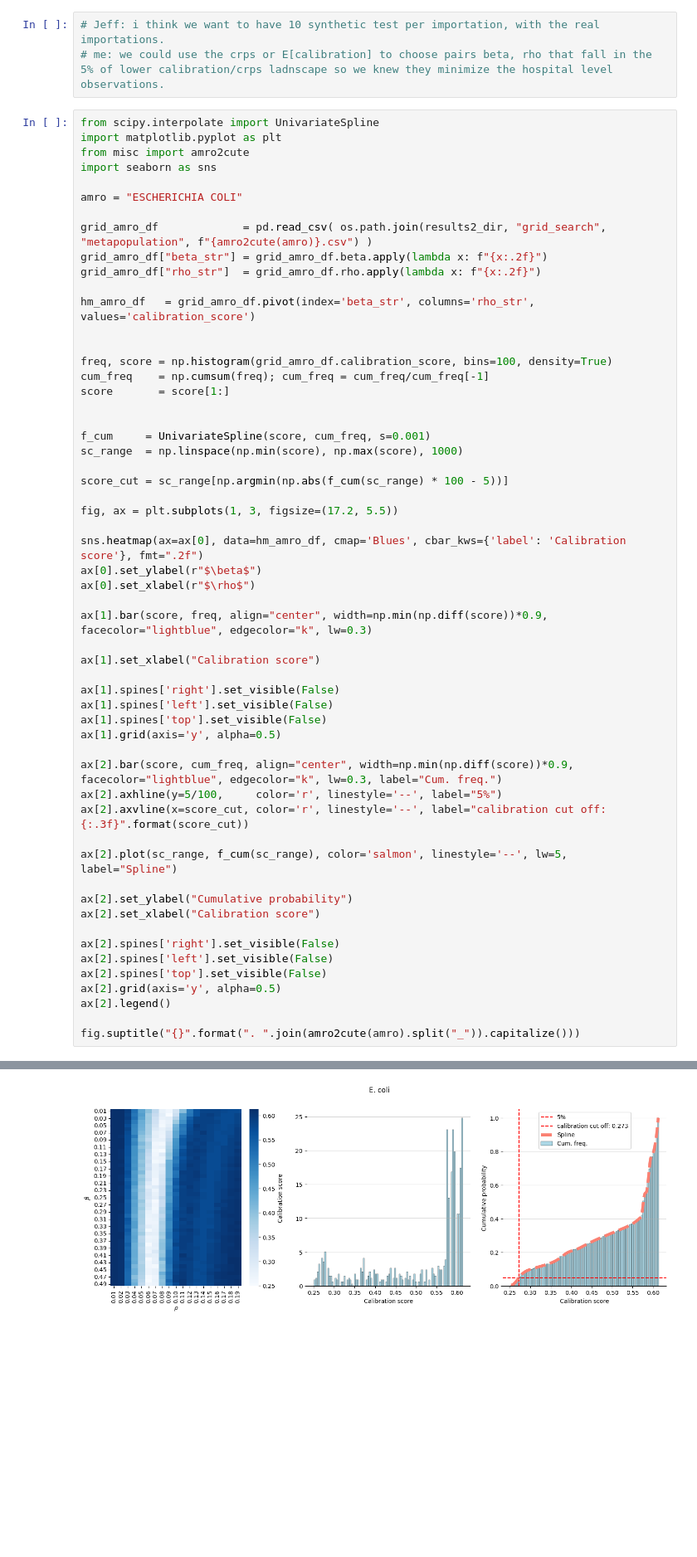
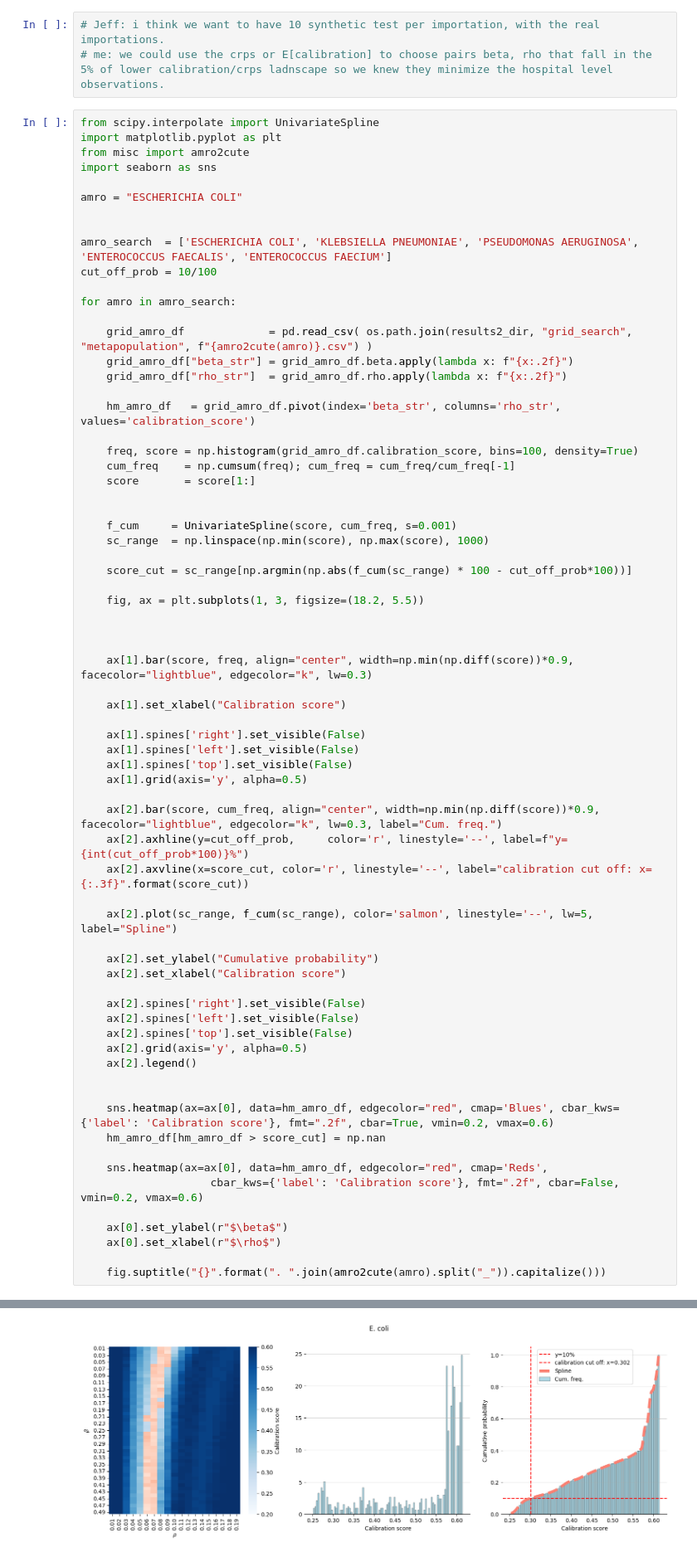
Before and after one commit to ChaosDonkey06/AMR_ABM2, a Jupyter notebook: metapop/SyntheticInferences.ipynb, the cells around one changed output, grey strips where cells are left out. Shown at 83% size. Cells and saved outputs as stored; diff of their text form; blank space fills up the shorter version.

Commit message:
include hm of metapop

```diff
--- a/metapop/SyntheticInferences.ipynb
+++ b/metapop/SyntheticInferences.ipynb
@@ -80,52 +80,65 @@ import seaborn as sns
 
 amro = "ESCHERICHIA COLI"
 
-grid_amro_df             = pd.read_csv( os.path.join(results2_dir, "grid_search", "metapopulation", f"{amro2cute(amro)}.csv") )
-grid_amro_df["beta_str"] = grid_amro_df.beta.apply(lambda x: f"{x:.2f}")
-grid_amro_df["rho_str"]  = grid_amro_df.rho.apply(lambda x: f"{x:.2f}")
 
-hm_amro_df   = grid_amro_df.pivot(index='beta_str', columns='rho_str', values='calibration_score')
+amro_search  = ['ESCHERICHIA COLI', 'KLEBSIELLA PNEUMONIAE', 'PSEUDOMONAS AERUGINOSA', 'ENTEROCOCCUS FAECALIS', 'ENTEROCOCCUS FAECIUM']
+cut_off_prob = 10/100
+
+for amro in amro_search:
+
+    grid_amro_df             = pd.read_csv( os.path.join(results2_dir, "grid_search", "metapopulation", f"{amro2cute(amro)}.csv") )
+    grid_amro_df["beta_str"] = grid_amro_df.beta.apply(lambda x: f"{x:.2f}")
+    grid_amro_df["rho_str"]  = grid_amro_df.rho.apply(lambda x: f"{x:.2f}")
+
+    hm_amro_df   = grid_amro_df.pivot(index='beta_str', columns='rho_str', values='calibration_score')
+
+    freq, score = np.histogram(grid_amro_df.calibration_score, bins=100, density=True)
+    cum_freq    = np.cumsum(freq); cum_freq = cum_freq/cum_freq[-1]
+    score       = score[1:]
 
 
-freq, score = np.histogram(grid_amro_df.calibration_score, bins=100, density=True)
-cum_freq    = np.cumsum(freq); cum_freq = cum_freq/cum_freq[-1]
-score       = score[1:]
+    f_cum     = UnivariateSpline(score, cum_freq, s=0.001)
+    sc_range  = np.linspace(np.min(score), np.max(score), 1000)
+
+    score_cut = sc_range[np.argmin(np.abs(f_cum(sc_range) * 100 - cut_off_prob*100))]
+
+    fig, ax = plt.subplots(1, 3, figsize=(18.2, 5.5))
 
 
-f_cum     = UnivariateSpline(score, cum_freq, s=0.001)
-sc_range  = np.linspace(np.min(score), np.max(score), 1000)
 
-score_cut = sc_range[np.argmin(np.abs(f_cum(sc_range) * 100 - 5))]
+    ax[1].bar(score, freq, align="center", width=np.min(np.diff(score))*0.9, facecolor="lightblue", edgecolor="k", lw=0.3)
 
-fig, ax = plt.subplots(1, 3, figsize=(17.2, 5.5))
+    ax[1].set_xlabel("Calibration score")
 
-sns.heatmap(ax=ax[0], data=hm_amro_df, cmap='Blues', cbar_kws={'label': 'Calibration score'}, fmt=".2f")
-ax[0].set_ylabel(r"$\beta$")
-ax[0].set_xlabel(r"$\rho$")
+    ax[1].spines['right'].set_visible(False)
+    ax[1].spines['left'].set_visible(False)
+    ax[1].spines['top'].set_visible(False)
+    ax[1].grid(axis='y', alpha=0.5)
 
-ax[1].bar(score, freq, align="center", width=np.min(np.diff(score))*0.9, facecolor="lightblue", edgecolor="k", lw=0.3)
+    ax[2].bar(score, cum_freq, align="center", width=np.min(np.diff(score))*0.9, facecolor="lightblue", edgecolor="k", lw=0.3, label="Cum. freq.")
+    ax[2].axhline(y=cut_off_prob,     color='r', linestyle='--', label=f"y={int(cut_off_prob*100)}%")
+    ax[2].axvline(x=score_cut, color='r', linestyle='--', label="calibration cut off: x={:.3f}".format(score_cut))
 
-ax[1].set_xlabel("Calibration score")
+    ax[2].plot(sc_range, f_cum(sc_range), color='salmon', linestyle='--', lw=5, label="Spline")
 
-ax[1].spines['right'].set_visible(False)
-ax[1].spines['left'].set_visible(False)
-ax[1].spines['top'].set_visible(False)
-ax[1].grid(axis='y', alpha=0.5)
+    ax[2].set_ylabel("Cumulative probability")
+    ax[2].set_xlabel("Calibration score")
 
-ax[2].bar(score, cum_freq, align="center", width=np.min(np.diff(score))*0.9, facecolor="lightblue", edgecolor="k", lw=0.3, label="Cum. freq.")
-ax[2].axhline(y=5/100,     color='r', linestyle='--', label="5%")
-ax[2].axvline(x=score_cut, color='r', linestyle='--', label="calibration cut off: {:.3f}".format(score_cut))
+    ax[2].spines['right'].set_visible(False)
+    ax[2].spines['left'].set_visible(False)
+    ax[2].spines['top'].set_visible(False)
+    ax[2].grid(axis='y', alpha=0.5)
+    ax[2].legend()
 
-ax[2].plot(sc_range, f_cum(sc_range), color='salmon', linestyle='--', lw=5, label="Spline")
 
-ax[2].set_ylabel("Cumulative probability")
-ax[2].set_xlabel("Calibration score")
+    sns.heatmap(ax=ax[0], data=hm_amro_df, edgecolor="red", cmap='Blues', cbar_kws={'label': 'Calibration score'}, fmt=".2f", cbar=True, vmin=0.2, vmax=0.6)
+    hm_amro_df[hm_amro_df > score_cut] = np.nan
 
-ax[2].spines['right'].set_visible(False)
-ax[2].spines['left'].set_visible(False)
-ax[2].spines['top'].set_visible(False)
-ax[2].grid(axis='y', alpha=0.5)
-ax[2].legend()
+    sns.heatmap(ax=ax[0], data=hm_amro_df, edgecolor="red", cmap='Reds',
+                    cbar_kws={'label': 'Calibration score'}, fmt=".2f", cbar=False, vmin=0.2, vmax=0.6)
 
-fig.suptitle("{}".format(". ".join(amro2cute(amro).split("_")).capitalize()))
+    ax[0].set_ylabel(r"$\beta$")
+    ax[0].set_xlabel(r"$\rho$")
+
+    fig.suptitle("{}".format(". ".join(amro2cute(amro).split("_")).capitalize()))
 # %% [output]
@@ -133 +145 @@ Text(0.5, 0.98, 'E. coli')
-[figure, old version]
+[figure, new version]
```
Also changed, not shown: parts of 2 cells of this notebook.
